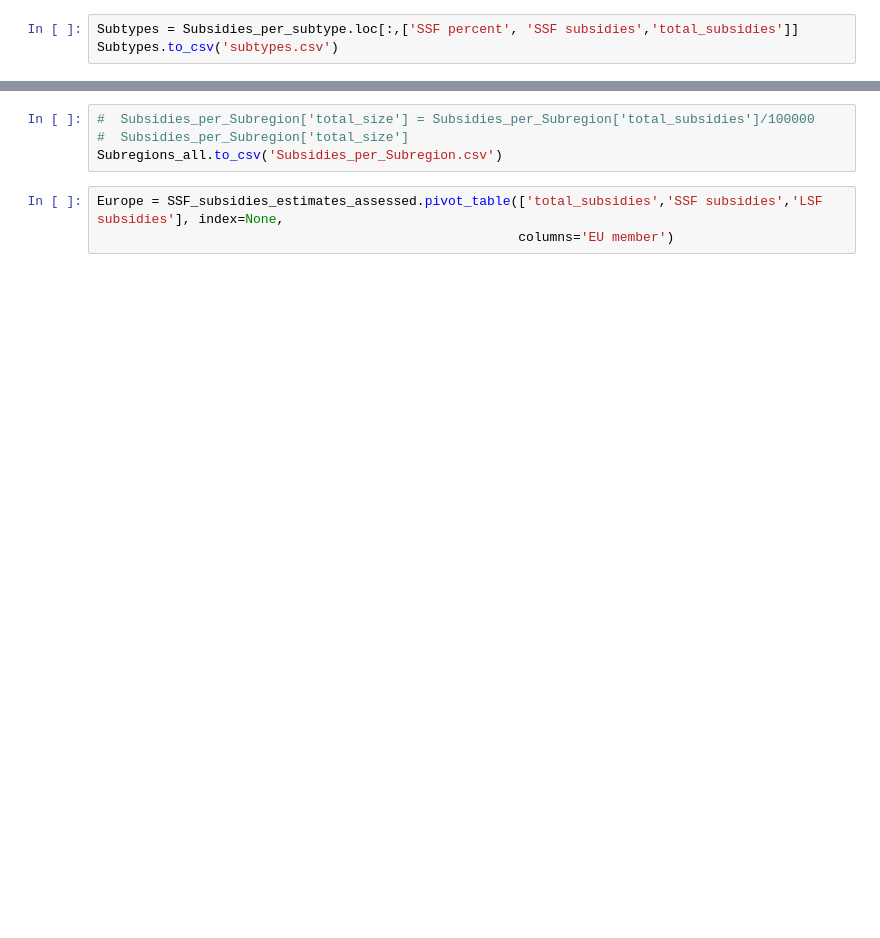
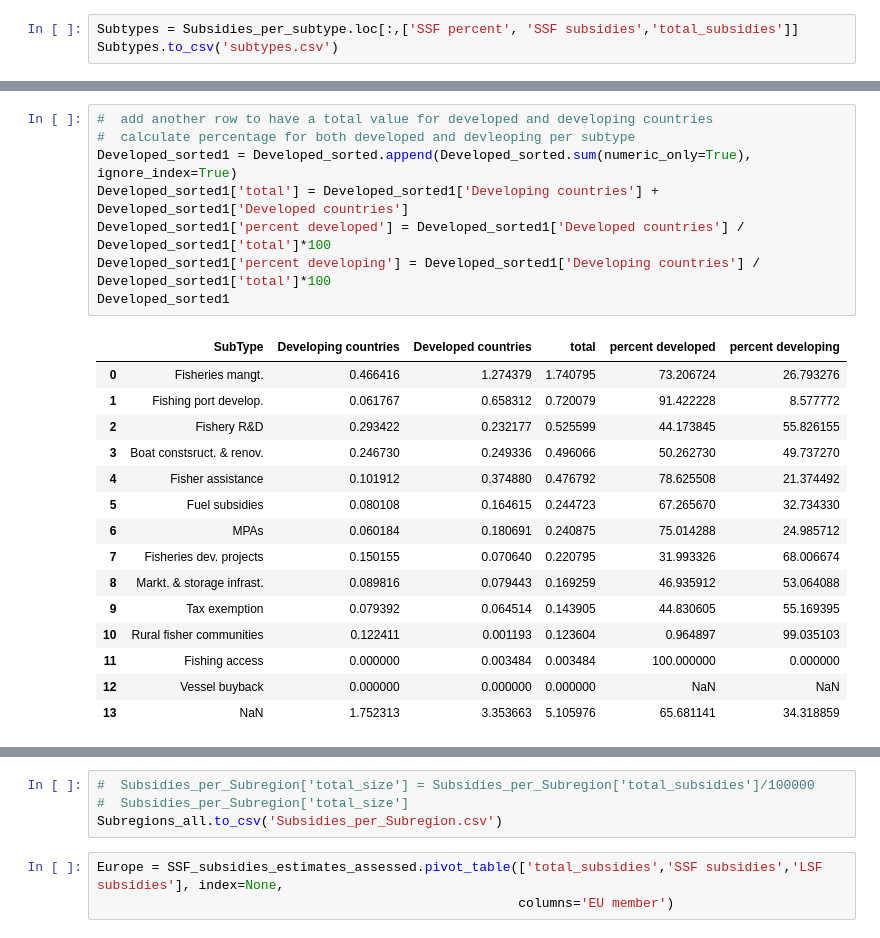
Before and after one commit to annaschu/subsidies, a Jupyter notebook: SSF subsidies capped.ipynb, the cells around one changed output, grey strips where cells are left out. Drawn from its saved outputs; the diff is of its cells as text; blank space fills up the shorter version.

```diff
--- a/SSF subsidies capped.ipynb
+++ b/SSF subsidies capped.ipynb
@@ -416,2 +504,26 @@ plt.show()
+# %%
+#  add another row to have a total value for developed and developing countries
+#  calculate percentage for both developed and devleoping per subtype
+Developed_sorted1 = Developed_sorted.append(Developed_sorted.sum(numeric_only=True), ignore_index=True)
+Developed_sorted1['total'] = Developed_sorted1['Developing countries'] + Developed_sorted1['Developed countries']
+Developed_sorted1['percent developed'] = Developed_sorted1['Developed countries'] / Developed_sorted1['total']*100
+Developed_sorted1['percent developing'] = Developed_sorted1['Developing countries'] / Developed_sorted1['total']*100
+Developed_sorted1
+# %% [output]
+|  | SubType | Developing countries | Developed countries | total | percent developed | percent developing |
+| 0 | Fisheries mangt. | 0.466416 | 1.274379 | 1.740795 | 73.206724 | 26.793276 |
+| 1 | Fishing port develop. | 0.061767 | 0.658312 | 0.720079 | 91.422228 | 8.577772 |
+| 2 | Fishery R&D | 0.293422 | 0.232177 | 0.525599 | 44.173845 | 55.826155 |
+| 3 | Boat constsruct. & renov. | 0.246730 | 0.249336 | 0.496066 | 50.262730 | 49.737270 |
+| 4 | Fisher assistance | 0.101912 | 0.374880 | 0.476792 | 78.625508 | 21.374492 |
+| 5 | Fuel subsidies | 0.080108 | 0.164615 | 0.244723 | 67.265670 | 32.734330 |
+| 6 | MPAs | 0.060184 | 0.180691 | 0.240875 | 75.014288 | 24.985712 |
+| 7 | Fisheries dev. projects | 0.150155 | 0.070640 | 0.220795 | 31.993326 | 68.006674 |
+| 8 | Markt. & storage infrast. | 0.089816 | 0.079443 | 0.169259 | 46.935912 | 53.064088 |
+| 9 | Tax exemption | 0.079392 | 0.064514 | 0.143905 | 44.830605 | 55.169395 |
+| 10 | Rural fisher communities | 0.122411 | 0.001193 | 0.123604 | 0.964897 | 99.035103 |
+| 11 | Fishing access | 0.000000 | 0.003484 | 0.003484 | 100.000000 | 0.000000 |
+| 12 | Vessel buyback | 0.000000 | 0.000000 | 0.000000 | NaN | NaN |
+| 13 | NaN | 1.752313 | 3.353663 | 5.105976 | 65.681141 | 34.318859 |
 # %%
 305.0/138.0
```
Also changed, not shown: parts of 40 cells of this notebook, 15 other files.
